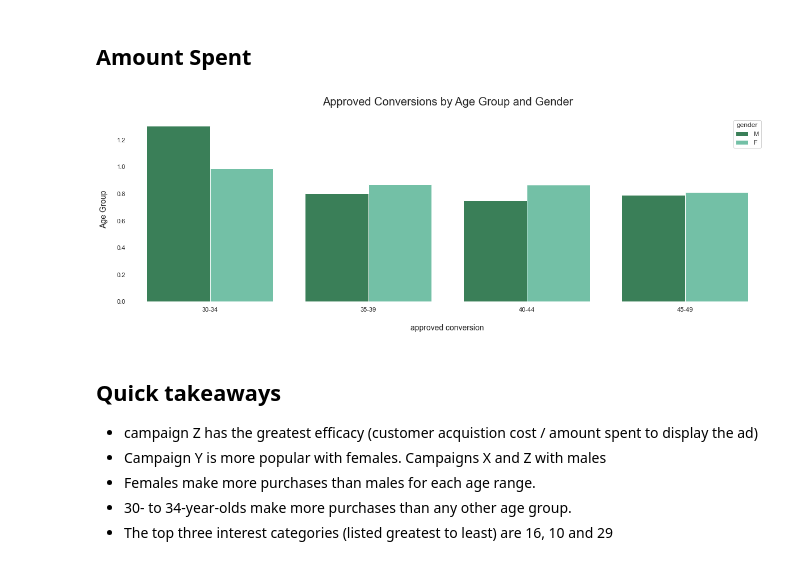
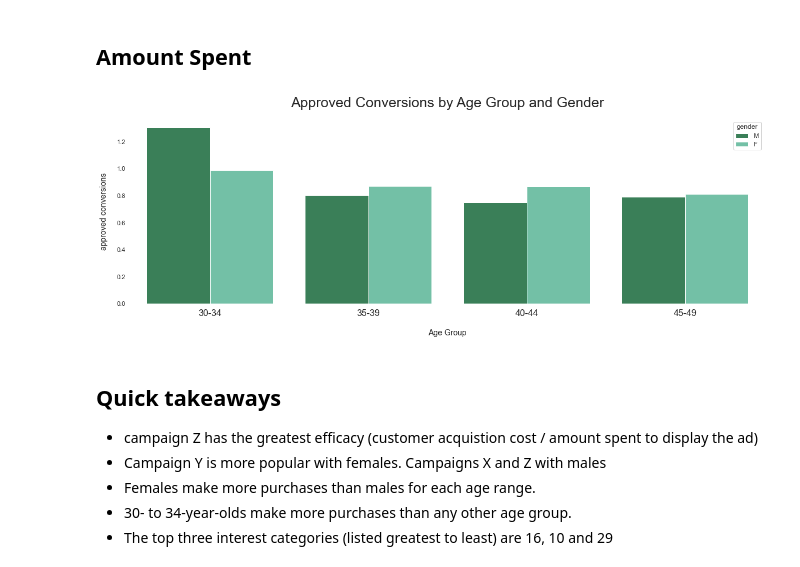
Before and after one commit to jaramiar/Sales-Conversion, a Jupyter notebook: KNN_Ad_Campaigns.ipynb, the cells around one changed output. Drawn from its saved outputs; the diff is of its cells as text; code cells hidden in the pictures.

```diff
--- a/KNN_Ad_Campaigns.ipynb
+++ b/KNN_Ad_Campaigns.ipynb
@@ -302,15 +373,16 @@ Interest categories 107 and beyond represent overspending on the part of Company
 # %%
 # count plot on single categorical variable
 fig_dims = (20,6)
 fig, ax = plt.subplots(figsize=fig_dims)
 sns.barplot(y = 'Approved_Conversion', x = 'age', data = data, ci = None, hue = 'gender',  palette=['seagreen', 'mediumaquamarine'])
-plt.title("Approved Conversions by Age Group and Gender", size = 20, pad = 20)
-plt.xlabel("approved conversion", size = 14, labelpad = 20)
-plt.ylabel("Age Group", size = 14, labelpad = 15)
+plt.title("Approved Conversions by Age Group and Gender", size = 25, pad = 20)
+plt.xlabel("Age Group", size = 14, labelpad = 20)
+plt.ylabel("approved conversions", size = 14, labelpad = 15)
+plt.xticks(size = 16)
 # Show the plot
 plt.show()
 # %% [output]
-[figure, old version]
+[figure, new version]
 # %% [markdown]
 ## Quick takeaways
 - campaign Z has the greatest efficacy (customer acquistion cost / amount spent to display the ad)
```
Also changed, not shown: parts of 21 cells of this notebook.
